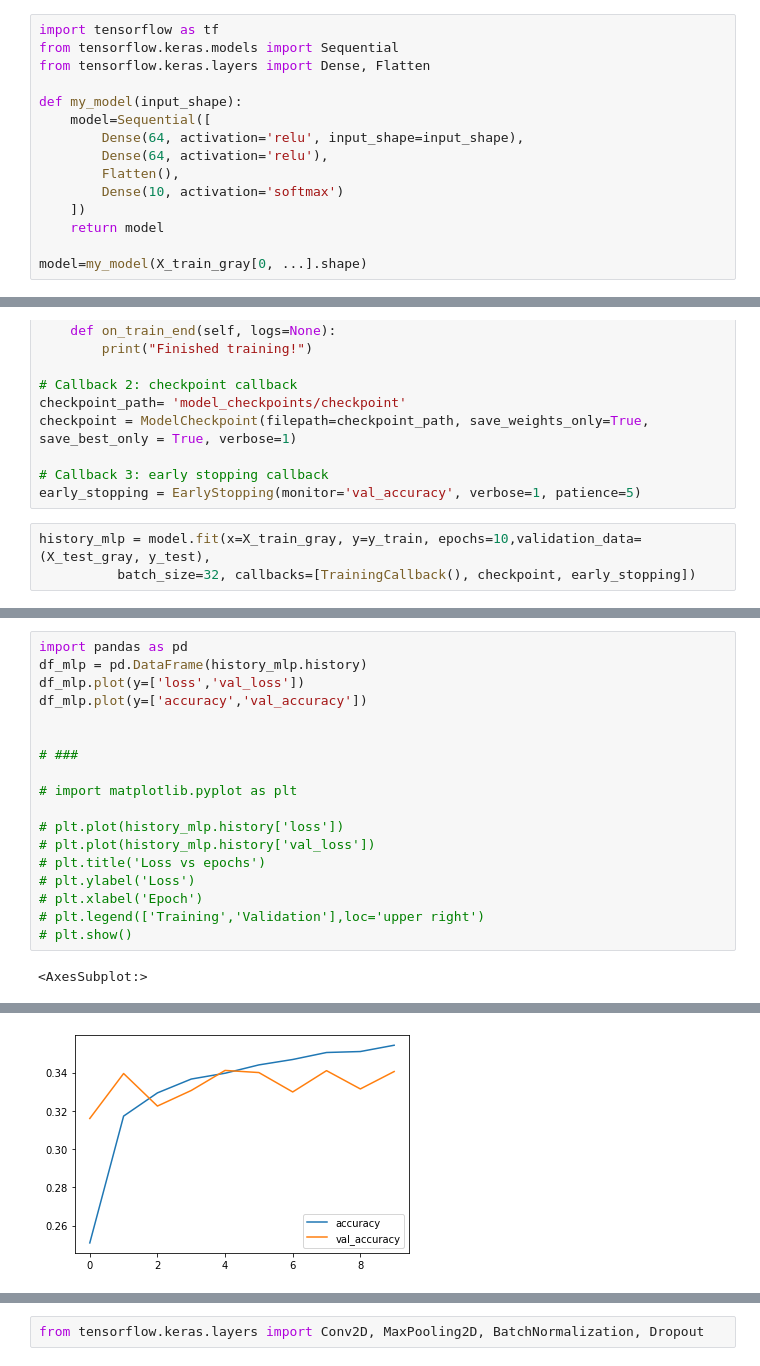
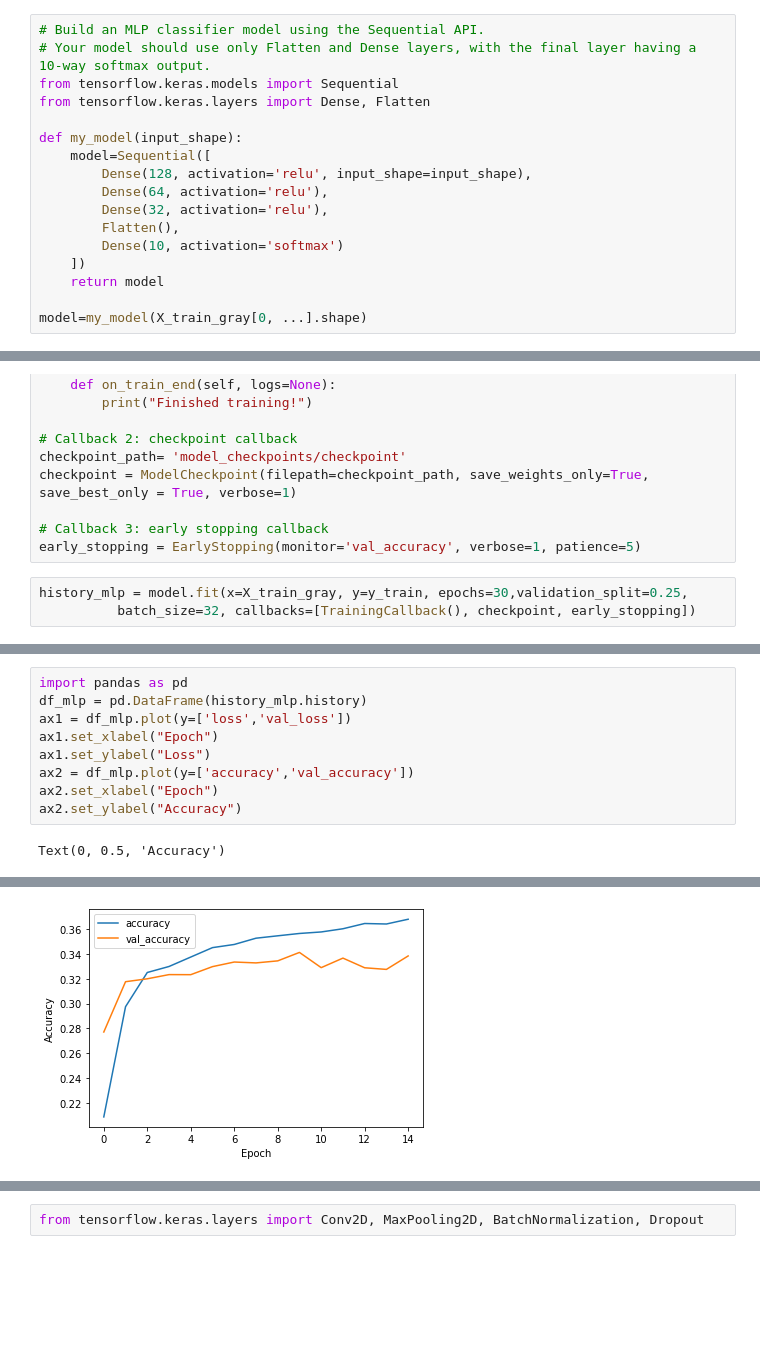
Before and after one commit to caocao0525/Cell001, a Jupyter notebook: Sandbox00/TF2_C1capstone.ipynb, the cells around one changed output, grey strips where cells are left out. Drawn from its saved outputs; the diff is of its cells as text; blank space fills up the shorter version.

```diff
--- a/Sandbox00/TF2_C1capstone.ipynb
+++ b/Sandbox00/TF2_C1capstone.ipynb
@@ -105,12 +133,14 @@ plt.show()
 # %%
-import tensorflow as tf
+# Build an MLP classifier model using the Sequential API.
+# Your model should use only Flatten and Dense layers, with the final layer having a 10-way softmax output.
 from tensorflow.keras.models import Sequential
 from tensorflow.keras.layers import Dense, Flatten
 
 def my_model(input_shape):
     model=Sequential([
-        Dense(64, activation='relu', input_shape=input_shape),
+        Dense(128, activation='relu', input_shape=input_shape),
         Dense(64, activation='relu'),
+        Dense(32, activation='relu'),
         Flatten(),
         Dense(10, activation='softmax')
     ])
@@ -164,7 +188,7 @@ checkpoint = ModelCheckpoint(filepath=checkpoint_path, save_weights_only=True, s
 # Callback 3: early stopping callback
 early_stopping = EarlyStopping(monitor='val_accuracy', verbose=1, patience=5)
 # %%
-history_mlp = model.fit(x=X_train_gray, y=y_train, epochs=10,validation_data=(X_test_gray, y_test),
+history_mlp = model.fit(x=X_train_gray, y=y_train, epochs=30,validation_split=0.25,
           batch_size=32, callbacks=[TrainingCallback(), checkpoint, early_stopping])
 # %% [output]
 Starting training ....
@@ -187,20 +211,11 @@ Epoch 00010: early stopping
 # %%
 import pandas as pd
 df_mlp = pd.DataFrame(history_mlp.history)
-df_mlp.plot(y=['loss','val_loss'])
-df_mlp.plot(y=['accuracy','val_accuracy'])
-
-
-# ###
-
-# import matplotlib.pyplot as plt
-
-# plt.plot(history_mlp.history['loss'])
-# plt.plot(history_mlp.history['val_loss'])
-# plt.title('Loss vs epochs')
-# plt.ylabel('Loss')
-# plt.xlabel('Epoch')
-# plt.legend(['Training','Validation'],loc='upper right')
-# plt.show()
+ax1 = df_mlp.plot(y=['loss','val_loss'])
+ax1.set_xlabel("Epoch")
+ax1.set_ylabel("Loss")
+ax2 = df_mlp.plot(y=['accuracy','val_accuracy'])
+ax2.set_xlabel("Epoch")
+ax2.set_ylabel("Accuracy")
 # %% [output]
-<AxesSubplot:>
+Text(0, 0.5, 'Accuracy')
@@ -208 +223 @@ df_mlp.plot(y=['accuracy','val_accuracy'])
-[figure, old version]
+[figure, new version]
```
Also changed, not shown: parts of 29 cells of this notebook, 4 other files.
